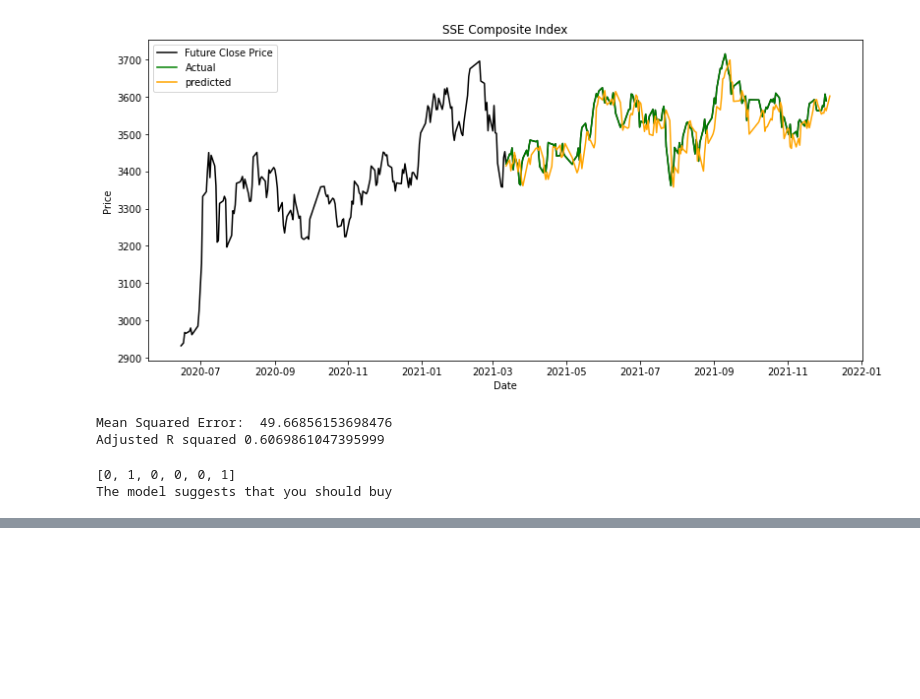
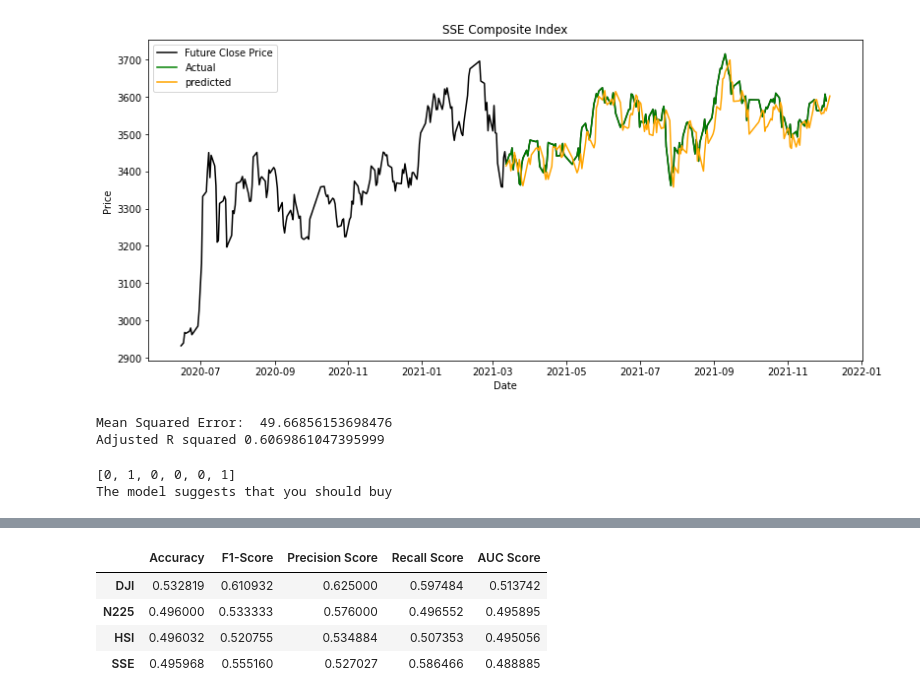
Before and after one commit to pro10150/stock-prediction, a Jupyter notebook: stock-prediction.ipynb, the cells around one changed output, grey strips where cells are left out. Drawn from its saved outputs; the diff is of its cells as text; code cells hidden in the pictures; blank space fills up the shorter version.

```diff
--- a/stock-prediction.ipynb
+++ b/stock-prediction.ipynb
@@ -1907,0 +1972,9 @@ The model suggests that you should buy
+# %%
+xgbResult = pd.DataFrame(createResult(list_xgbEval), index=stock_index)
+xgbResult
+# %% [output]
+|  | Accuracy | F1-Score | Precision Score | Recall Score | AUC Score |
+| DJI | 0.532819 | 0.610932 | 0.625000 | 0.597484 | 0.513742 |
+| N225 | 0.496000 | 0.533333 | 0.576000 | 0.496552 | 0.495895 |
+| HSI | 0.496032 | 0.520755 | 0.534884 | 0.507353 | 0.495056 |
+| SSE | 0.495968 | 0.555160 | 0.527027 | 0.586466 | 0.488885 |
```
Also changed, not shown: parts of 29 cells of this notebook.
